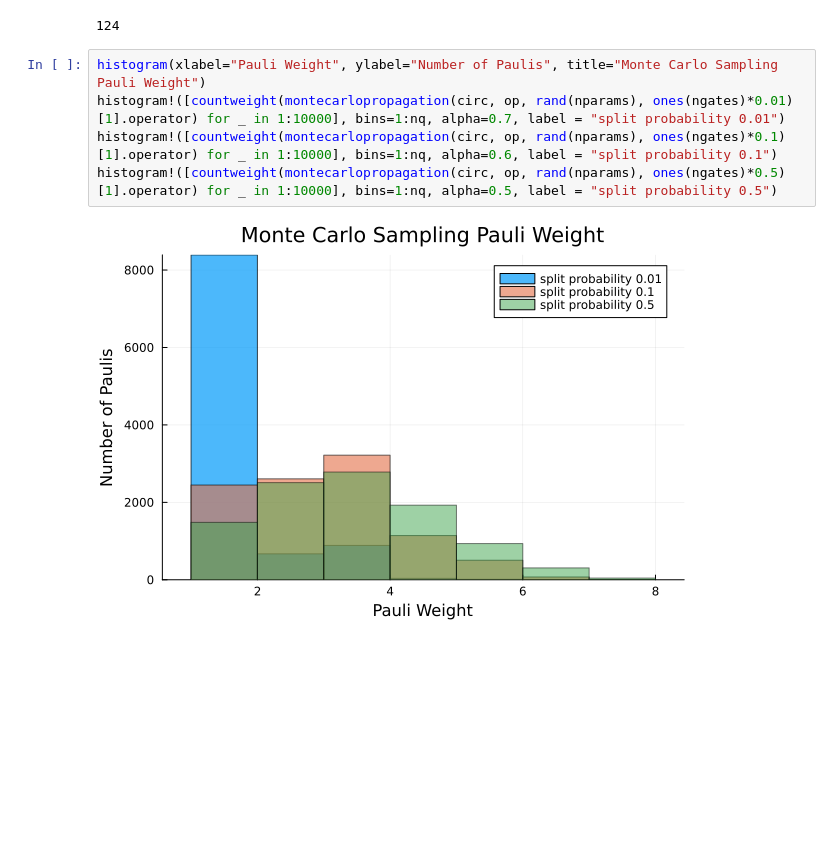
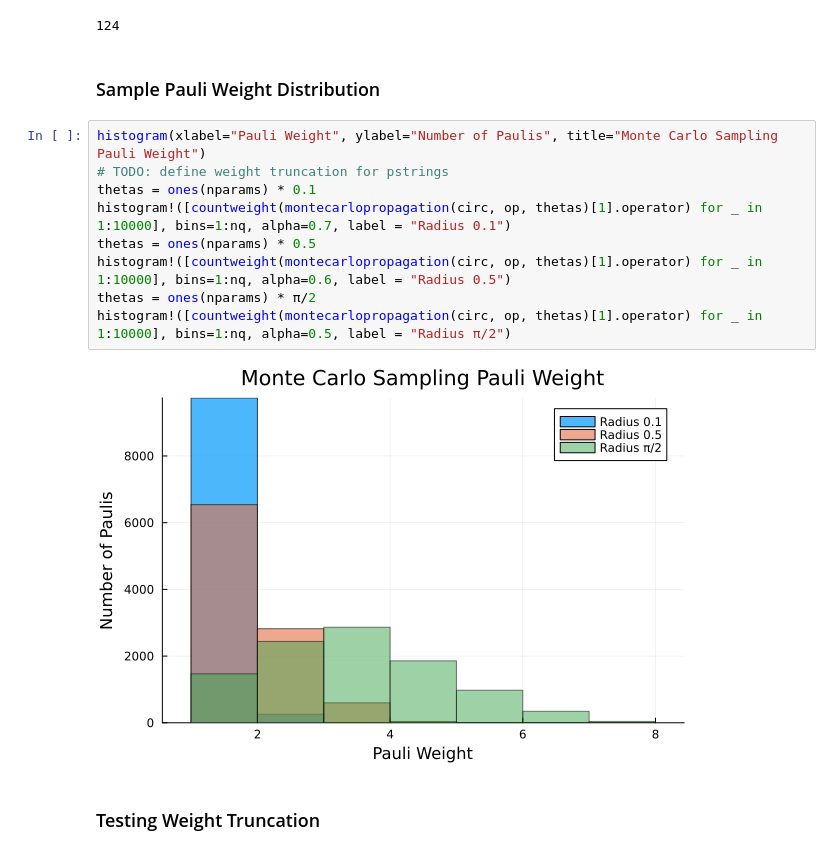
Before and after one commit to MSRudolph/PauliPropagation.jl, a Jupyter notebook: numerical_certificates.ipynb, the cells around one changed output. Drawn from its saved outputs; the diff is of its cells as text; blank space fills up the shorter version.

```diff
--- a/numerical_certificates.ipynb
+++ b/numerical_certificates.ipynb
@@ -16,13 +16,21 @@ nparams = countparameters(circ)
 ngates = length(circ)
 # %% [output]
 124
+# %% [markdown]
+### Sample Pauli Weight Distribution
 # %%
 histogram(xlabel="Pauli Weight", ylabel="Number of Paulis", title="Monte Carlo Sampling Pauli Weight")
-histogram!([countweight(montecarlopropagation(circ, op, rand(nparams), ones(ngates)*0.01)[1].operator) for _ in 1:10000], bins=1:nq, alpha=0.7, label = "split probability 0.01")
-histogram!([countweight(montecarlopropagation(circ, op, rand(nparams), ones(ngates)*0.1)[1].operator) for _ in 1:10000], bins=1:nq, alpha=0.6, label = "split probability 0.1")
-histogram!([countweight(montecarlopropagation(circ, op, rand(nparams), ones(ngates)*0.5)[1].operator) for _ in 1:10000], bins=1:nq, alpha=0.5, label = "split probability 0.5")
+# TODO: define weight truncation for pstrings
+thetas = ones(nparams) * 0.1
+histogram!([countweight(montecarlopropagation(circ, op, thetas)[1].operator) for _ in 1:10000], bins=1:nq, alpha=0.7, label = "Radius 0.1")
+thetas = ones(nparams) * 0.5
+histogram!([countweight(montecarlopropagation(circ, op, thetas)[1].operator) for _ in 1:10000], bins=1:nq, alpha=0.6, label = "Radius 0.5")
+thetas = ones(nparams) * π/2
+histogram!([countweight(montecarlopropagation(circ, op, thetas)[1].operator) for _ in 1:10000], bins=1:nq, alpha=0.5, label = "Radius π/2")
 # %% [output]
-[figure, old version]
+[figure, new version]
+# %% [markdown]
+### Testing Weight Truncation
 # %%
 Ws = 0:(nq-1)
 @time errors = [estimateaverageerror(circ, op, 100000; max_weight=W) for W in Ws]
```
Also changed, not shown: parts of 12 cells of this notebook, 3 other files.
